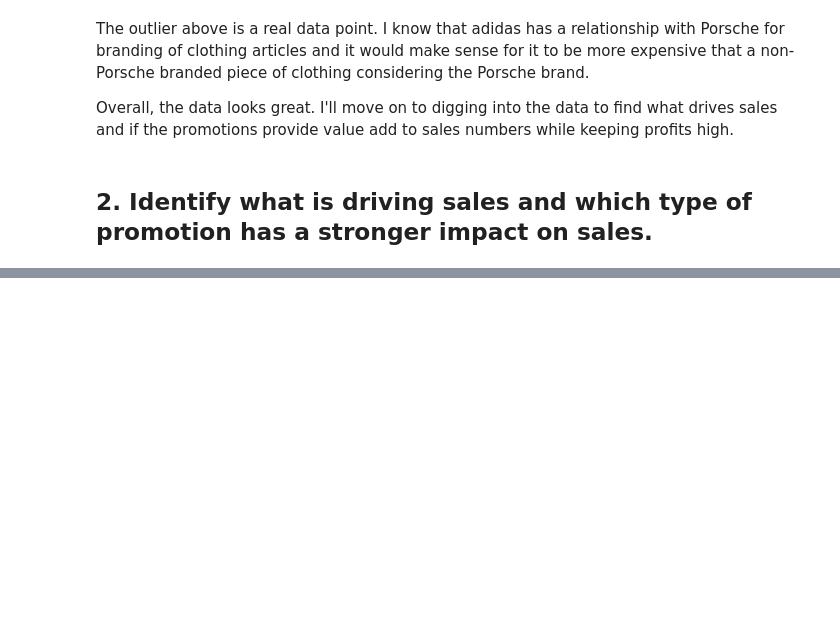
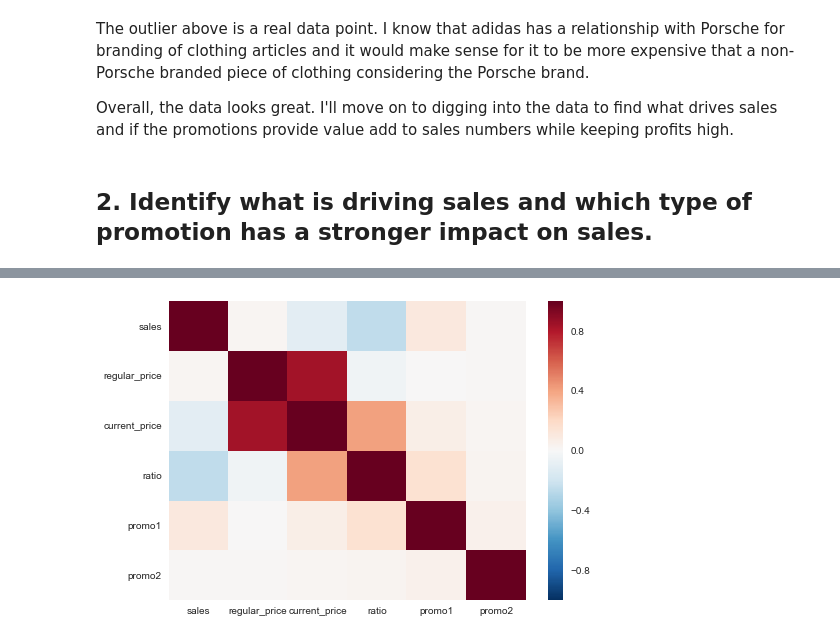
Before and after one commit to swekul/RetailSales_CaseStudy, a Jupyter notebook: RetailSales_DemandForecasting_McRoberts.ipynb, the cells around one changed output, grey strips where cells are left out. Saved outputs shown, nothing was run; the diff lists cells and outputs as text; code cells hidden in the pictures; blank space fills up the shorter version.

Commit message:
feat: Add correlation matrix for sales data

```diff
--- a/RetailSales_DemandForecasting_McRoberts.ipynb
+++ b/RetailSales_DemandForecasting_McRoberts.ipynb
@@ -268,0 +271,4 @@ Overall, the data looks great. I'll move on to digging into the data to find wha
+# %%
+# calculate correlation matrix
+corr_sales = data_sales.corr()
+corr_sales
@@ -268,0 +283,6 @@ Overall, the data looks great. I'll move on to digging into the data to find wha
+# %%
+# plot the heatmap
+sns.heatmap(corr_sales)
+plt.show()
+# %% [output]
+[figure, added]
```
Also changed, not shown: parts of 6 cells of this notebook.
